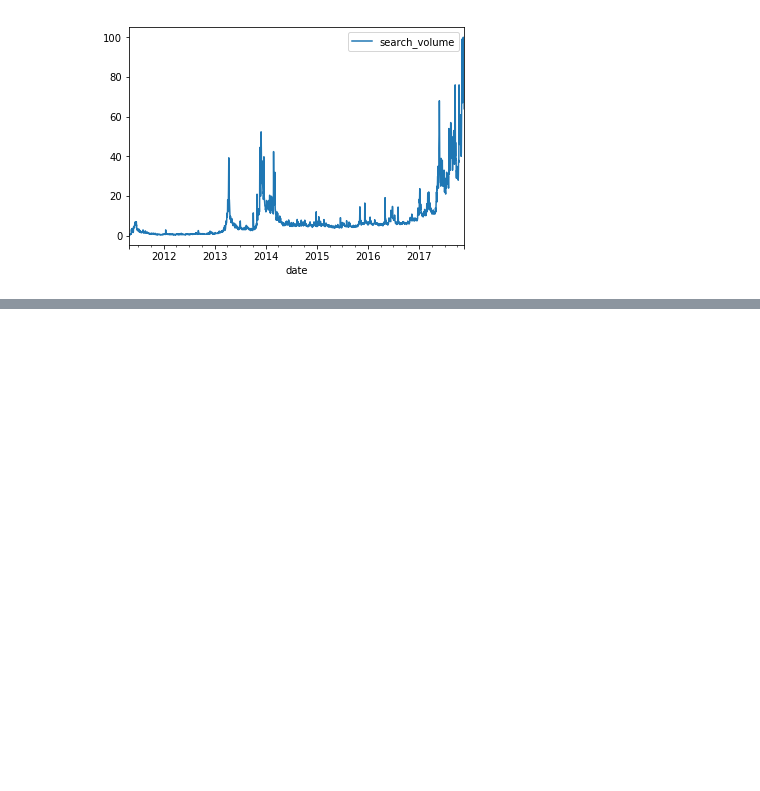
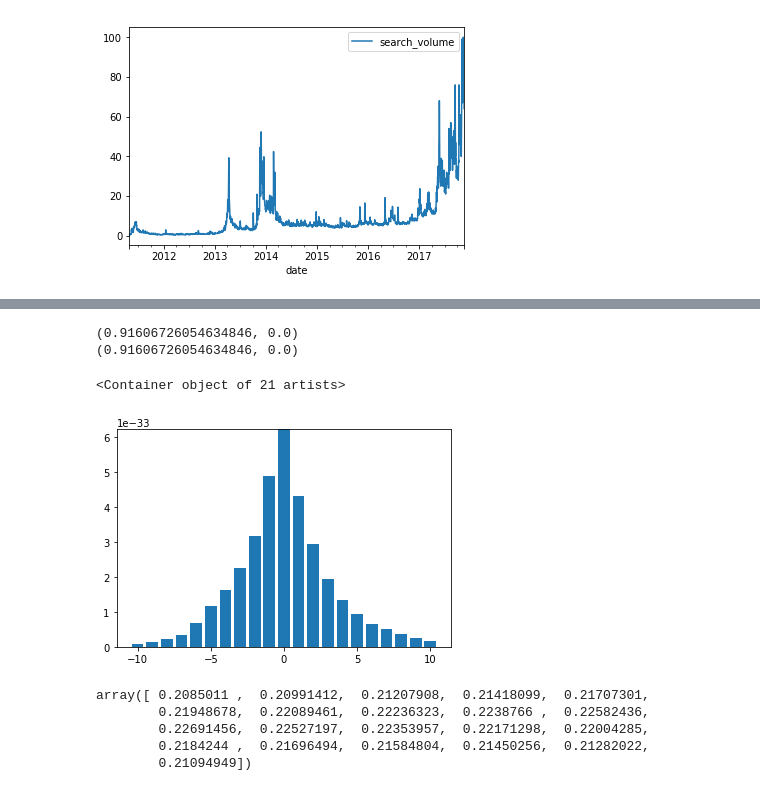
Before and after one commit to thutrangdong/coding-thesis, a Jupyter notebook: workspace_jupyter/Production.ipynb, the cells around one changed output, grey strips where cells are left out. Drawn from its saved outputs; the diff is of its cells as text; code cells hidden in the pictures; blank space fills up the shorter version.

```diff
--- a/workspace_jupyter/Production.ipynb
+++ b/workspace_jupyter/Production.ipynb
@@ -67,0 +95,32 @@ from scipy.stats.stats import pearsonr
+# %%
+a = scipy.stats.pearsonr(bpi.bpi, google.search_volume)
+b = scipy.stats.pearsonr(bpi.bpi.iloc[0:2394], google.search_volume.iloc[0:2394])
+print(a)
+print(b)
+# %% [output]
+(0.91606726054634846, 0.0)
+(0.91606726054634846, 0.0)
+# %%
+result = np.correlate(google.search_volume, bpi.bpi, 'full')
+center = int(result.size/2)
+variance = 10
+result = result[center-variance:center+1+variance]
+
+norm1 = result / np.linalg.norm(result)
+# %%
+y = norm1
+y = [x**50 for x in y]
+#x = list(range(1,len(y)+1))
+x = [-10,-9,-8,-7,-6,-5,-4,-3,-2,-1,0,1,2,3,4,5,6,7,8,9,10]
+plt.pyplot.bar(x, y)
+# %% [output]
+<Container object of 21 artists>
+[figure, added]
+# %%
+y
+# %% [output]
+array([ 0.2085011 ,  0.20991412,  0.21207908,  0.21418099,  0.21707301,
+        0.21948678,  0.22089461,  0.22236323,  0.2238766 ,  0.22582436,
+        0.22691456,  0.22527197,  0.22353957,  0.22171298,  0.22004285,
+        0.2184244 ,  0.21696494,  0.21584804,  0.21450256,  0.21282022,
+        0.21094949])
```
Also changed, not shown: parts of 7 cells of this notebook, 1 other file.
